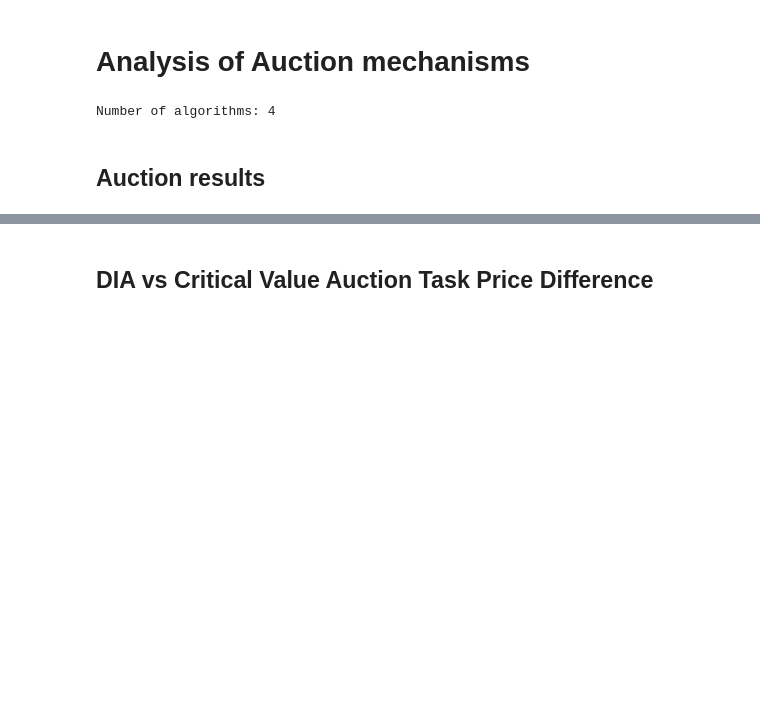
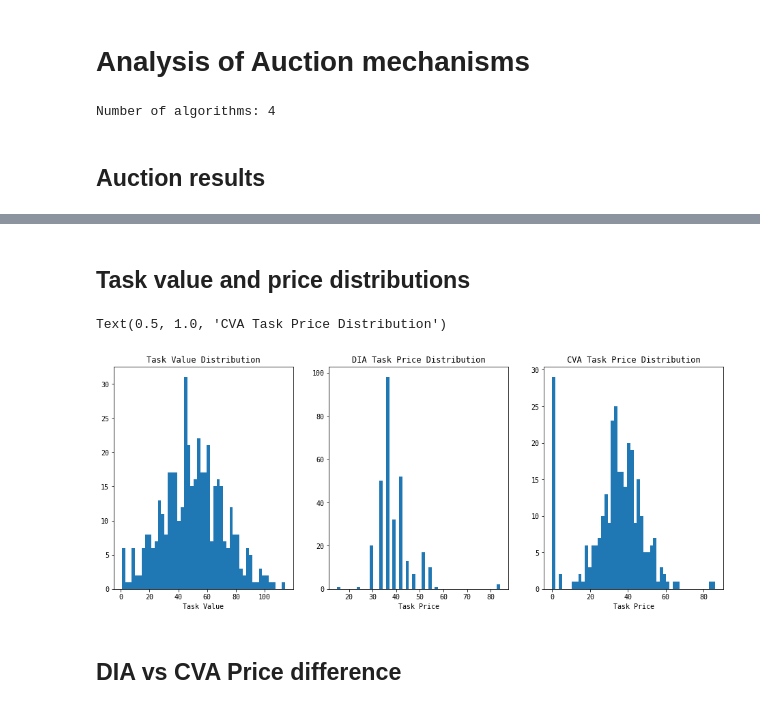
Before and after one commit to pseudo-rnd-thoughts/Elastic-Resource-Allocation, a Jupyter notebook: analysis/auctions.ipynb, the cells around one changed output, grey strips where cells are left out. Saved outputs shown, nothing was run; the diff lists cells and outputs as text; code cells hidden in the pictures; blank space fills up the shorter version.

```diff
--- a/analysis/auctions.ipynb
+++ b/analysis/auctions.ipynb
@@ -75,2 +95,22 @@ Text(0.5, 1.0, 'Revenue')
+# %% [markdown]
+## Task value and price distributions
+# %%
+task_price_box_fig, (ax_value_hist, ax_dia_hist, ax_cva_dist) = plt.subplots(1, 3, figsize=(16, 6))
+
+task_values = [task['value'] for result in results_data for task in result['model']['tasks']]
+ax_value_hist.hist(task_values, bins=50)
+ax_value_hist.set_xlabel('Task Value')
+ax_value_hist.set_title('Task Value Distribution')
+
+ax_dia_hist.hist(task_prices[3], bins=50)
+ax_dia_hist.set_xlabel('Task Price')
+ax_dia_hist.set_title('DIA Task Price Distribution')
+
+ax_cva_dist.hist(task_prices[2], bins=50)
+ax_cva_dist.set_xlabel('Task Price')
+ax_cva_dist.set_title('CVA Task Price Distribution')
+# %% [output]
+Text(0.5, 1.0, 'CVA Task Price Distribution')
+[figure, added]
 # %% [markdown]
-## DIA vs Critical Value Auction Task Price Difference
+## DIA vs CVA Price difference
```
Also changed, not shown: parts of 6 cells of this notebook.
